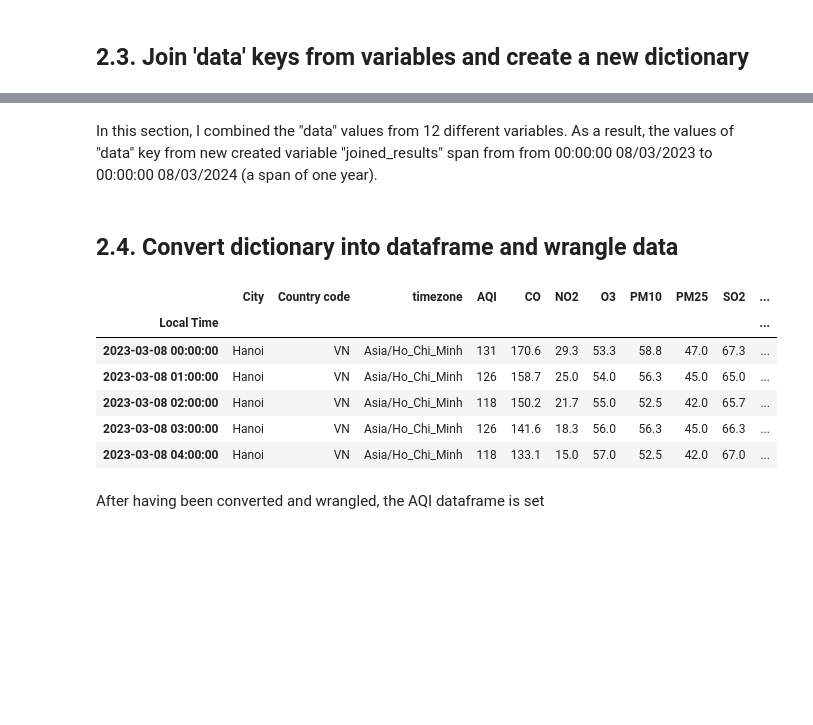
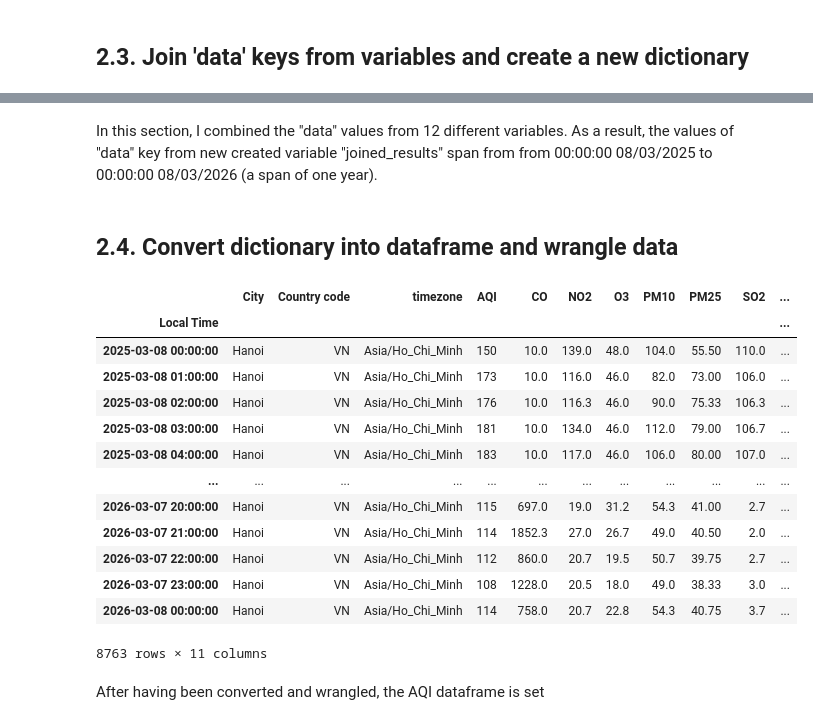
Before and after one commit to hernexto/Hanoi-Air-Quality-Analysis-2026, a Jupyter notebook: Part 1 - Extract and Clean Data from API.ipynb, the cells around one changed output, grey strips where cells are left out. Drawn from its saved outputs; the diff is of its cells as text; code cells hidden in the pictures; blank space fills up the shorter version.

```diff
--- a/Part 1 - Extract and Clean Data from API.ipynb
+++ b/Part 1 - Extract and Clean Data from API.ipynb
@@ -178,41 +178,48 @@ joined_results['data'][-1]
 # %% [markdown]
-In this section, I combined the "data" values from 12 different variables. As a result, the values of "data" key from new created variable "joined_results" span from from 00:00:00 08/03/2023 to 00:00:00 08/03/2024 (a span of one year).
+In this section, I combined the "data" values from 12 different variables. As a result, the values of "data" key from new created variable "joined_results" span from from 00:00:00 08/03/2025 to 00:00:00 08/03/2026 (a span of one year).
 # %% [markdown]
 ## 2.4. Convert dictionary into dataframe and wrangle data
 # %%
 # Creating DataFrame
 df = pd.DataFrame(joined_results)
 
 # Renaming columns
 df.columns = ['City', 'Country code', 'Lat', 'Lon', 'timezone', 'Data']
 
 # Splitting 'Data' column into individual columns
 df[['AQI', 'CO', 'Date Time', 'NO2', 'O3', 'PM10', 'PM25', 'SO2', 'Local Time', 'UTC Time', 'TS']] = pd.DataFrame(df['Data'].tolist())
 
 # Dropping uneccessary columns
 df.drop(columns=['Data', 'Lat', 'Lon', 'TS', 'Date Time'], inplace=True)
 
 # Dropping duplicate columns
 df = df.drop_duplicates()
 
 # Sort local time
 df = df.sort_values(by='Local Time')
 
 # Convert 'Local Time' column to datetime object
 df['Local Time'] = pd.to_datetime(df['Local Time'])
 
 # Set 'Local Time' column as index
 df.set_index('Local Time', inplace=True)
 
-df.head()
+df
 # %% [output]
 |  | City | Country code | timezone | AQI | CO | NO2 | O3 | PM10 | PM25 | SO2 | ... |
 | Local Time |  |  |  |  |  |  |  |  |  |  | ... |
-| 2023-03-08 00:00:00 | Hanoi | VN | Asia/Ho_Chi_Minh | 131 | 170.6 | 29.3 | 53.3 | 58.8 | 47.0 | 67.3 | ... |
-| 2023-03-08 01:00:00 | Hanoi | VN | Asia/Ho_Chi_Minh | 126 | 158.7 | 25.0 | 54.0 | 56.3 | 45.0 | 65.0 | ... |
-| 2023-03-08 02:00:00 | Hanoi | VN | Asia/Ho_Chi_Minh | 118 | 150.2 | 21.7 | 55.0 | 52.5 | 42.0 | 65.7 | ... |
-| 2023-03-08 03:00:00 | Hanoi | VN | Asia/Ho_Chi_Minh | 126 | 141.6 | 18.3 | 56.0 | 56.3 | 45.0 | 66.3 | ... |
-| 2023-03-08 04:00:00 | Hanoi | VN | Asia/Ho_Chi_Minh | 118 | 133.1 | 15.0 | 57.0 | 52.5 | 42.0 | 67.0 | ... |
+| 2025-03-08 00:00:00 | Hanoi | VN | Asia/Ho_Chi_Minh | 150 | 10.0 | 139.0 | 48.0 | 104.0 | 55.50 | 110.0 | ... |
+| 2025-03-08 01:00:00 | Hanoi | VN | Asia/Ho_Chi_Minh | 173 | 10.0 | 116.0 | 46.0 | 82.0 | 73.00 | 106.0 | ... |
+| 2025-03-08 02:00:00 | Hanoi | VN | Asia/Ho_Chi_Minh | 176 | 10.0 | 116.3 | 46.0 | 90.0 | 75.33 | 106.3 | ... |
+| 2025-03-08 03:00:00 | Hanoi | VN | Asia/Ho_Chi_Minh | 181 | 10.0 | 134.0 | 46.0 | 112.0 | 79.00 | 106.7 | ... |
+| 2025-03-08 04:00:00 | Hanoi | VN | Asia/Ho_Chi_Minh | 183 | 10.0 | 117.0 | 46.0 | 106.0 | 80.00 | 107.0 | ... |
+| ... | ... | ... | ... | ... | ... | ... | ... | ... | ... | ... | ... |
+| 2026-03-07 20:00:00 | Hanoi | VN | Asia/Ho_Chi_Minh | 115 | 697.0 | 19.0 | 31.2 | 54.3 | 41.00 | 2.7 | ... |
+| 2026-03-07 21:00:00 | Hanoi | VN | Asia/Ho_Chi_Minh | 114 | 1852.3 | 27.0 | 26.7 | 49.0 | 40.50 | 2.0 | ... |
+| 2026-03-07 22:00:00 | Hanoi | VN | Asia/Ho_Chi_Minh | 112 | 860.0 | 20.7 | 19.5 | 50.7 | 39.75 | 2.7 | ... |
+| 2026-03-07 23:00:00 | Hanoi | VN | Asia/Ho_Chi_Minh | 108 | 1228.0 | 20.5 | 18.0 | 49.0 | 38.33 | 3.0 | ... |
+| 2026-03-08 00:00:00 | Hanoi | VN | Asia/Ho_Chi_Minh | 114 | 758.0 | 20.7 | 22.8 | 54.3 | 40.75 | 3.7 | ... |
+8763 rows × 11 columns
 # %% [markdown]
 After having been converted and wrangled, the AQI dataframe is set
 # %% [markdown]
```
Also changed, not shown: parts of 14 cells of this notebook, 1 other file.
